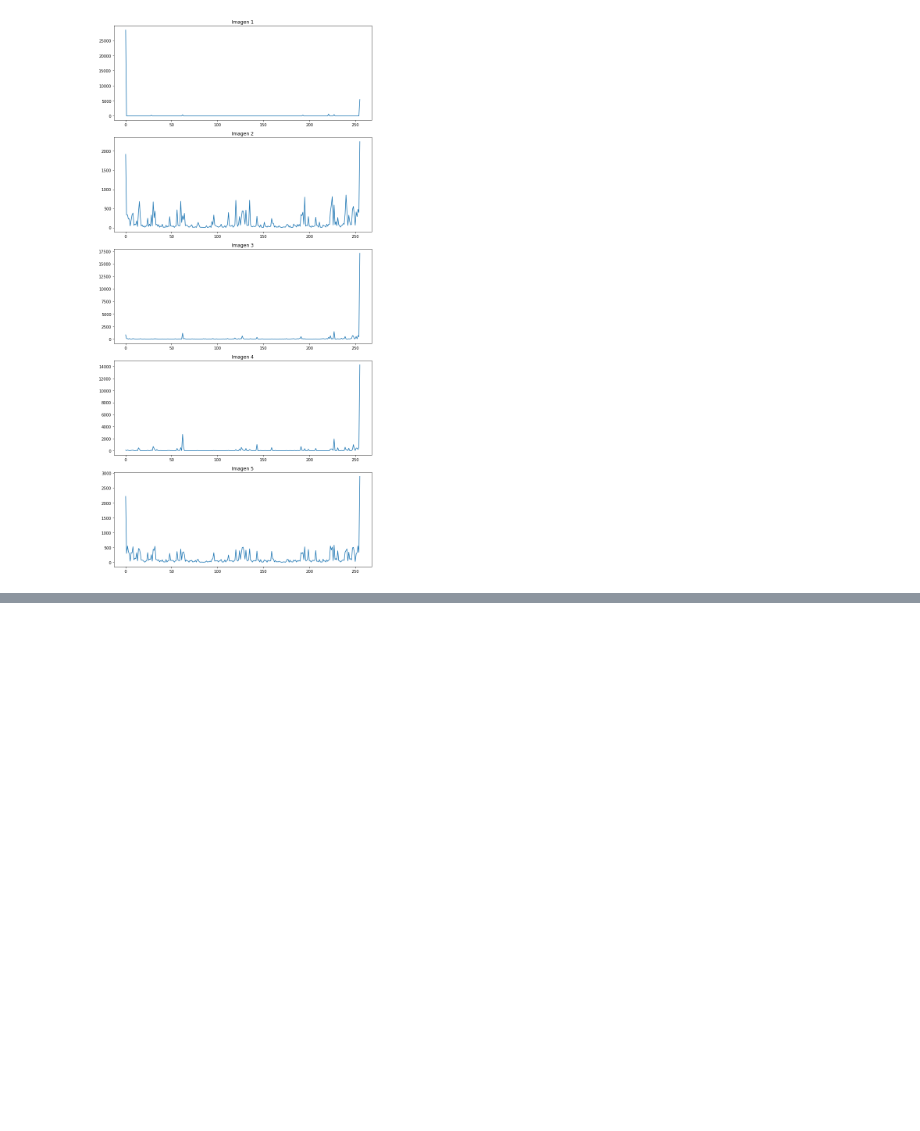
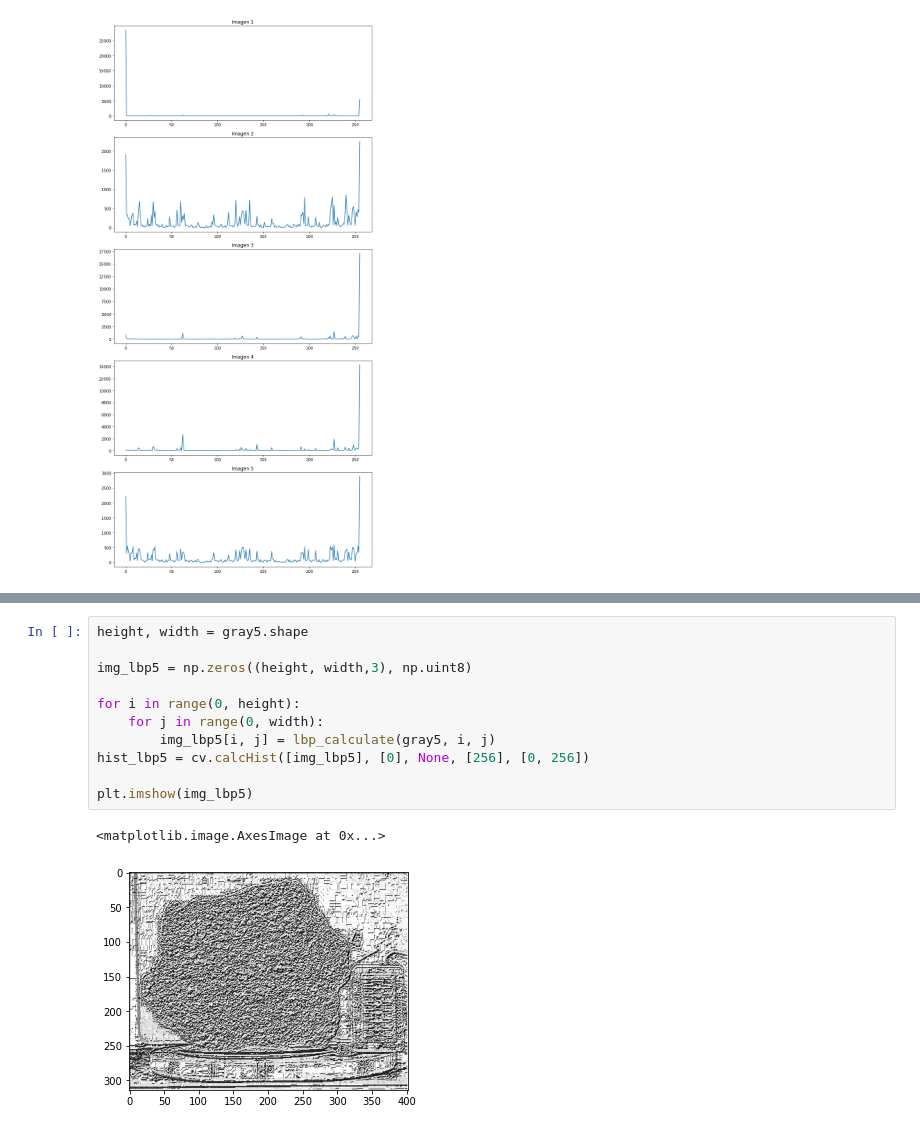
Before and after one commit to Minombreesana/vision_por_computadora_I, a Jupyter notebook: TP_4 LBP.ipynb, the cells around one changed output, grey strips where cells are left out. Drawn from its saved outputs; the diff is of its cells as text; blank space fills up the shorter version.

```diff
--- a/TP_4 LBP.ipynb
+++ b/TP_4 LBP.ipynb
@@ -216,0 +232,14 @@ fig.tight_layout()
+# %%
+height, width = gray5.shape
+
+img_lbp5 = np.zeros((height, width,3), np.uint8)
+
+for i in range(0, height):
+    for j in range(0, width):
+        img_lbp5[i, j] = lbp_calculate(gray5, i, j)
+hist_lbp5 = cv.calcHist([img_lbp5], [0], None, [256], [0, 256])
+
+plt.imshow(img_lbp5)
+# %% [output]
+<matplotlib.image.AxesImage at 0x...>
+[figure, added]
```
Also changed, not shown: parts of 4 cells of this notebook, 3 other files.
